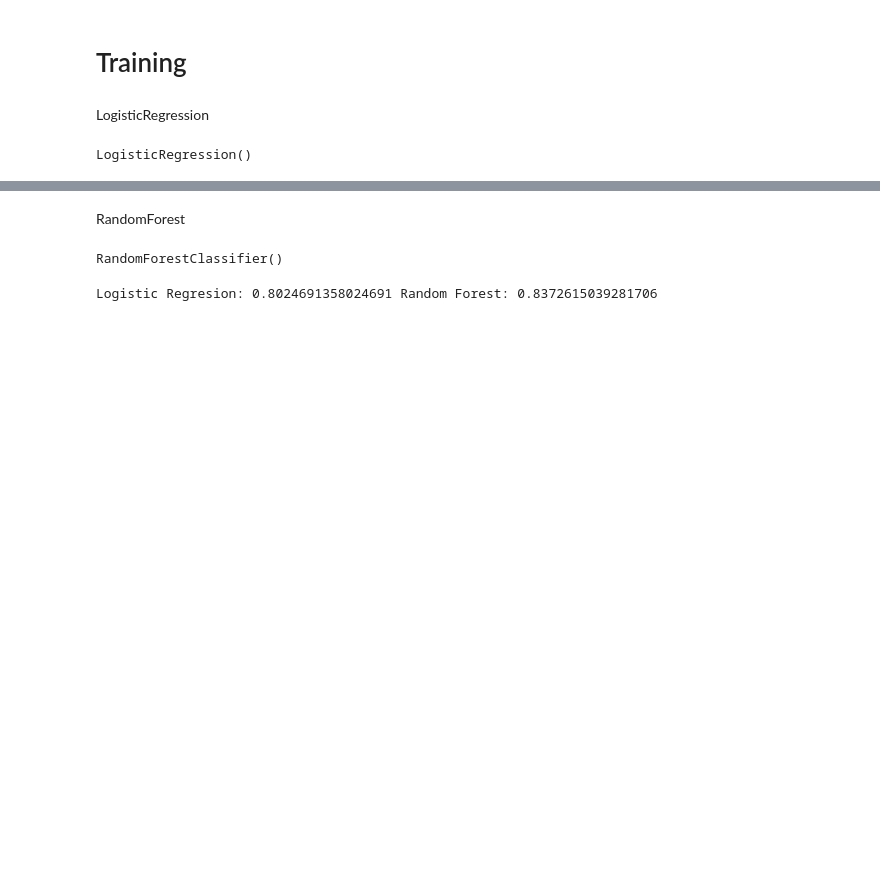
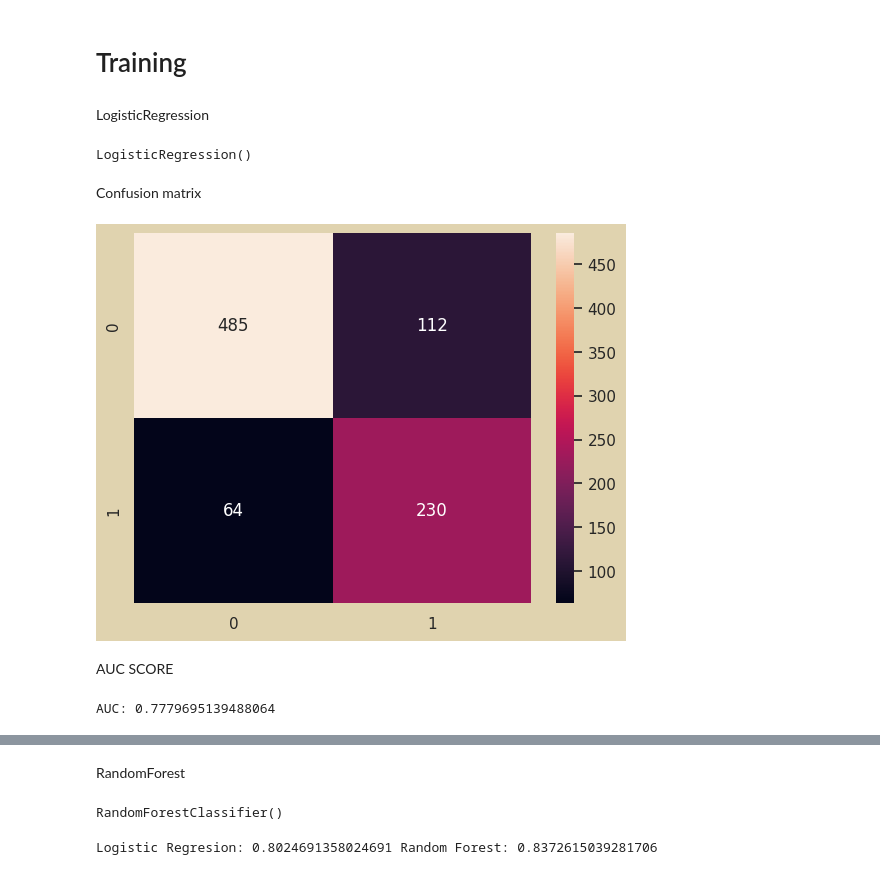
Before and after one commit to eduardo-palencia/Reto-Titanic, a Jupyter notebook: train.ipynb, the cells around one changed output, grey strips where cells are left out. Drawn from its saved outputs; the diff is of its cells as text; code cells hidden in the pictures; blank space fills up the shorter version.

Commit message:
Logistic regresion model visualization

```diff
--- a/train.ipynb
+++ b/train.ipynb
@@ -278,3 +278,24 @@ lg=LogisticRegression()
 lg.fit(x_train,y_train)
 # %% [output]
 LogisticRegression()
+# %% [markdown]
+Confusion matrix
+# %%
+from sklearn.metrics import confusion_matrix, roc_curve, auc, plot_roc_curve
+lg_predicted = lg.predict(x_train)
+data = pd.concat([pd.DataFrame(lg_predicted), y_train])
+
+df = pd.DataFrame(data, columns=['y_Actual','y_Predicted'])
+cf = confusion_matrix(lg_predicted, y_train)
+sns.heatmap(cf, annot=True, fmt="g")
+plt.savefig("assets/conf_mat_lg.png")
+# %% [output]
+[figure, added]
+# %% [markdown]
+AUC SCORE
+# %%
+fpr, tpr, thresholds = roc_curve(y_train, lg_predicted)
+auc_m = auc(fpr, tpr)
+print('AUC:', auc_m)
+# %% [output]
+AUC: 0.7779695139488064
```
Also changed, not shown: parts of 3 cells of this notebook, 2 other files.
